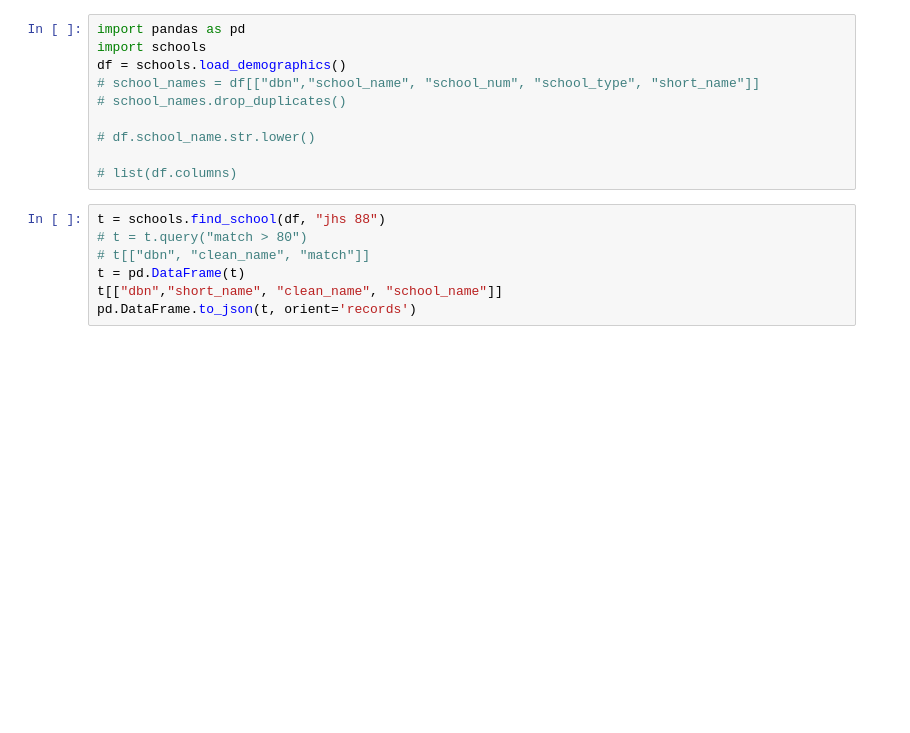
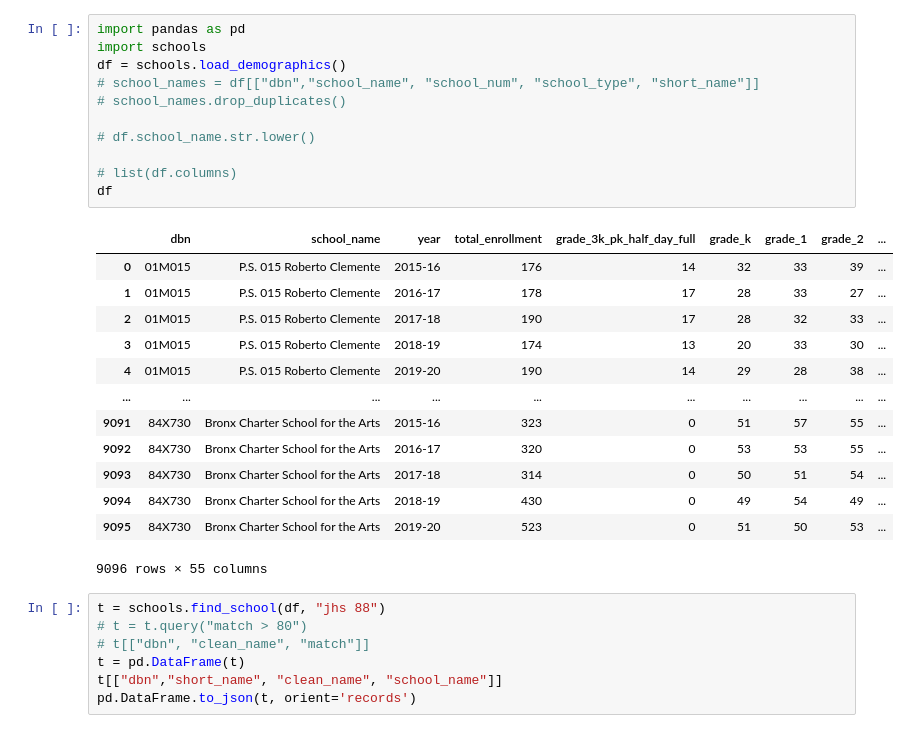
Before and after one commit to mcuringa/data-conversations, a Jupyter notebook: notebooks/school_names.ipynb, the cells around one changed output. Saved outputs shown, nothing was run; the diff lists cells and outputs as text; blank space fills up the shorter version.

```diff
--- a/notebooks/school_names.ipynb
+++ b/notebooks/school_names.ipynb
@@ -1,13 +1,28 @@
 # %%
 import pandas as pd
 import schools
 df = schools.load_demographics()
 # school_names = df[["dbn","school_name", "school_num", "school_type", "short_name"]]
 # school_names.drop_duplicates()
 
 # df.school_name.str.lower()
 
 # list(df.columns)
+df
+# %% [output]
+|  | dbn | school_name | year | total_enrollment | grade_3k_pk_half_day_full | grade_k | grade_1 | grade_2 | ... |
+| 0 | 01M015 | P.S. 015 Roberto Clemente | 2015-16 | 176 | 14 | 32 | 33 | 39 | ... |
+| 1 | 01M015 | P.S. 015 Roberto Clemente | 2016-17 | 178 | 17 | 28 | 33 | 27 | ... |
+| 2 | 01M015 | P.S. 015 Roberto Clemente | 2017-18 | 190 | 17 | 28 | 32 | 33 | ... |
+| 3 | 01M015 | P.S. 015 Roberto Clemente | 2018-19 | 174 | 13 | 20 | 33 | 30 | ... |
+| 4 | 01M015 | P.S. 015 Roberto Clemente | 2019-20 | 190 | 14 | 29 | 28 | 38 | ... |
+| ... | ... | ... | ... | ... | ... | ... | ... | ... | ... |
+| 9091 | 84X730 | Bronx Charter School for the Arts | 2015-16 | 323 | 0 | 51 | 57 | 55 | ... |
+| 9092 | 84X730 | Bronx Charter School for the Arts | 2016-17 | 320 | 0 | 53 | 53 | 55 | ... |
+| 9093 | 84X730 | Bronx Charter School for the Arts | 2017-18 | 314 | 0 | 50 | 51 | 54 | ... |
+| 9094 | 84X730 | Bronx Charter School for the Arts | 2018-19 | 430 | 0 | 49 | 54 | 49 | ... |
+| 9095 | 84X730 | Bronx Charter School for the Arts | 2019-20 | 523 | 0 | 51 | 50 | 53 | ... |
+9096 rows × 55 columns
 # %%
 t = schools.find_school(df, "jhs 88")
 # t = t.query("match > 80")
```
Also changed, not shown: 6 other files.
